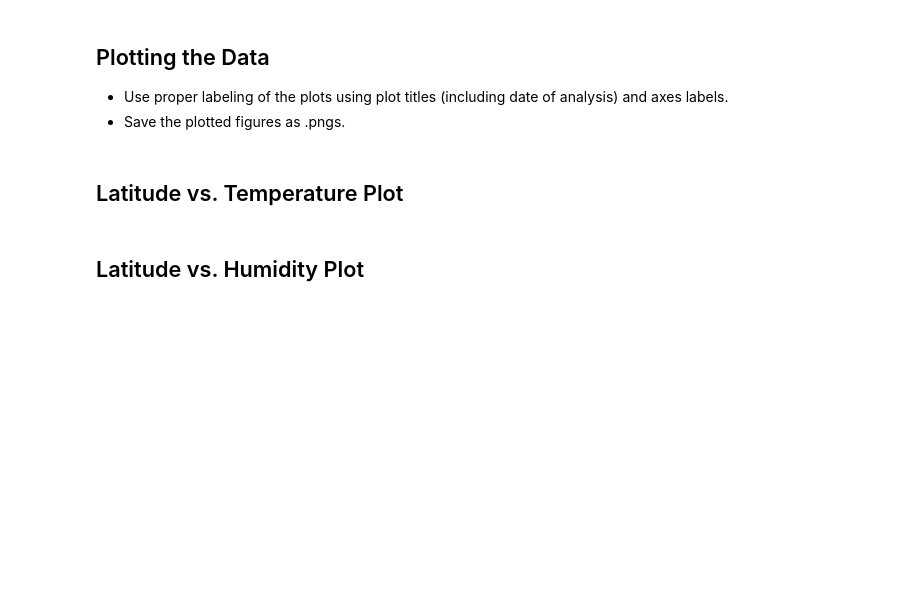
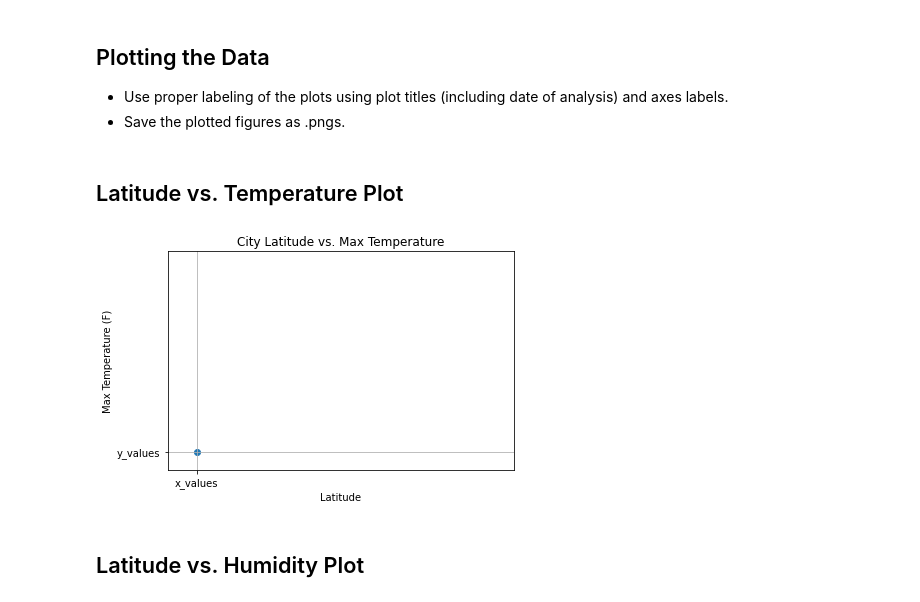
Before and after one commit to jcortez02/python_api_challenge, a Jupyter notebook: weather_py/WeatherPy.ipynb, the cells around one changed output. Cells and saved outputs as stored; diff of their text form; code cells hidden in the pictures; blank space fills up the shorter version.

Commit message:
trouble with graphs and moving to second part

```diff
--- a/weather_py/WeatherPy.ipynb
+++ b/weather_py/WeatherPy.ipynb
@@ -155,10 +208,19 @@ Skip this step if there are no cities that have humidity > 100%.
 ## Latitude vs. Temperature Plot
 # %%
 # Plot scatter plot
-data_frame_name.plot.scatter('x','y')
-plt.title('City Latitude vs. Max Temperature (04/01/20)')
+x_values = weather_df['Latitude']
+y_values = weather_df['Temperature']
+plt.scatter('x_values','y_values')
+plt.title('City Latitude vs. Max Temperature')
 plt.xlabel('Latitude')
 plt.ylabel('Max Temperature (F)')
-plt.grid(zorder=0)
+plt.ylim(-10, 110)
+plt.xlim(-10, 110)
+plt.grid(which='major', linestyle='-')
+plt.grid(which='minor', linestyle=':')
+plt.tight_layout()
+plt.show()
+# %% [output]
+[figure, added]
 # %% [markdown]
 ## Latitude vs. Humidity Plot
```
Also changed, not shown: parts of 13 cells of this notebook, 1 other file.
